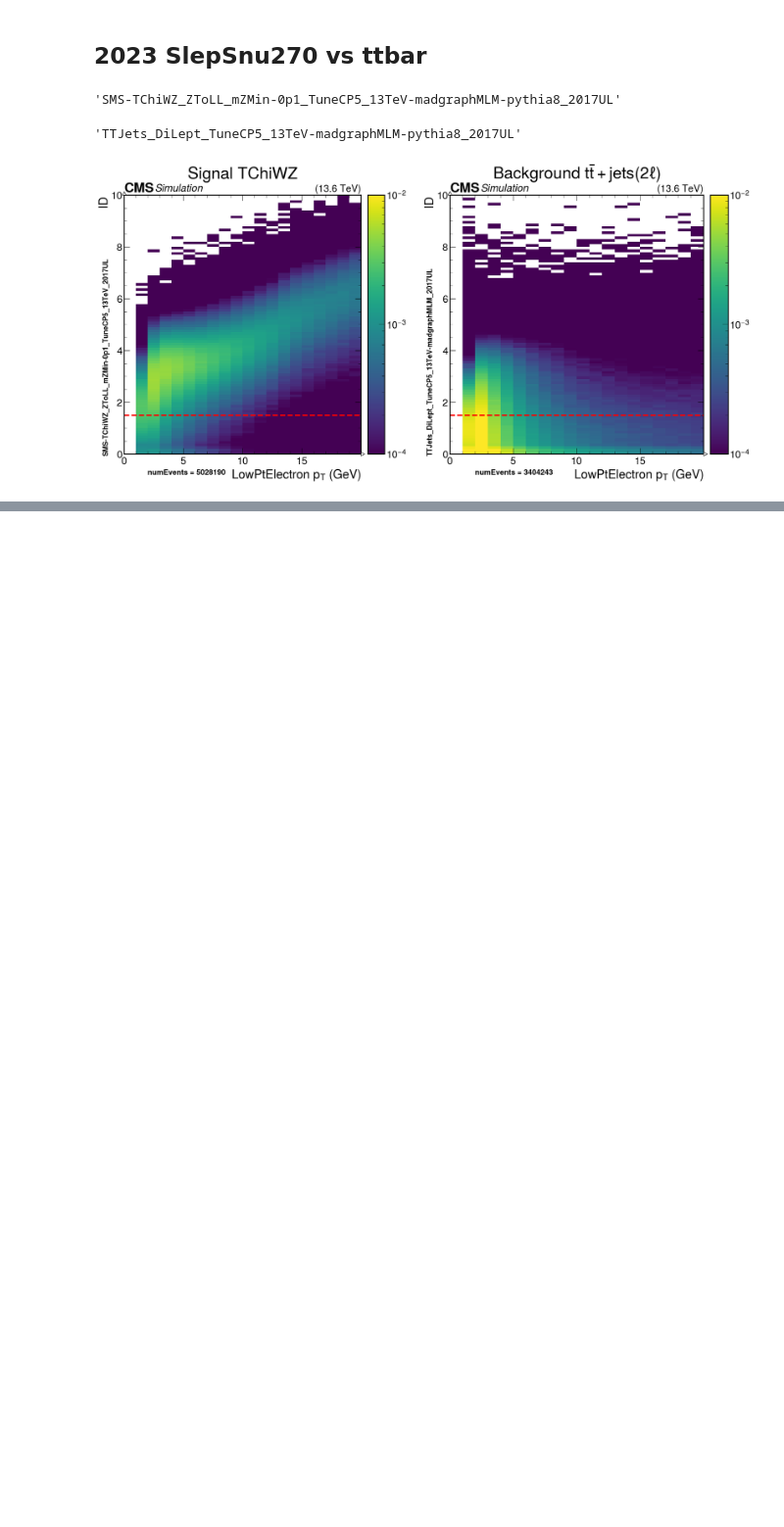
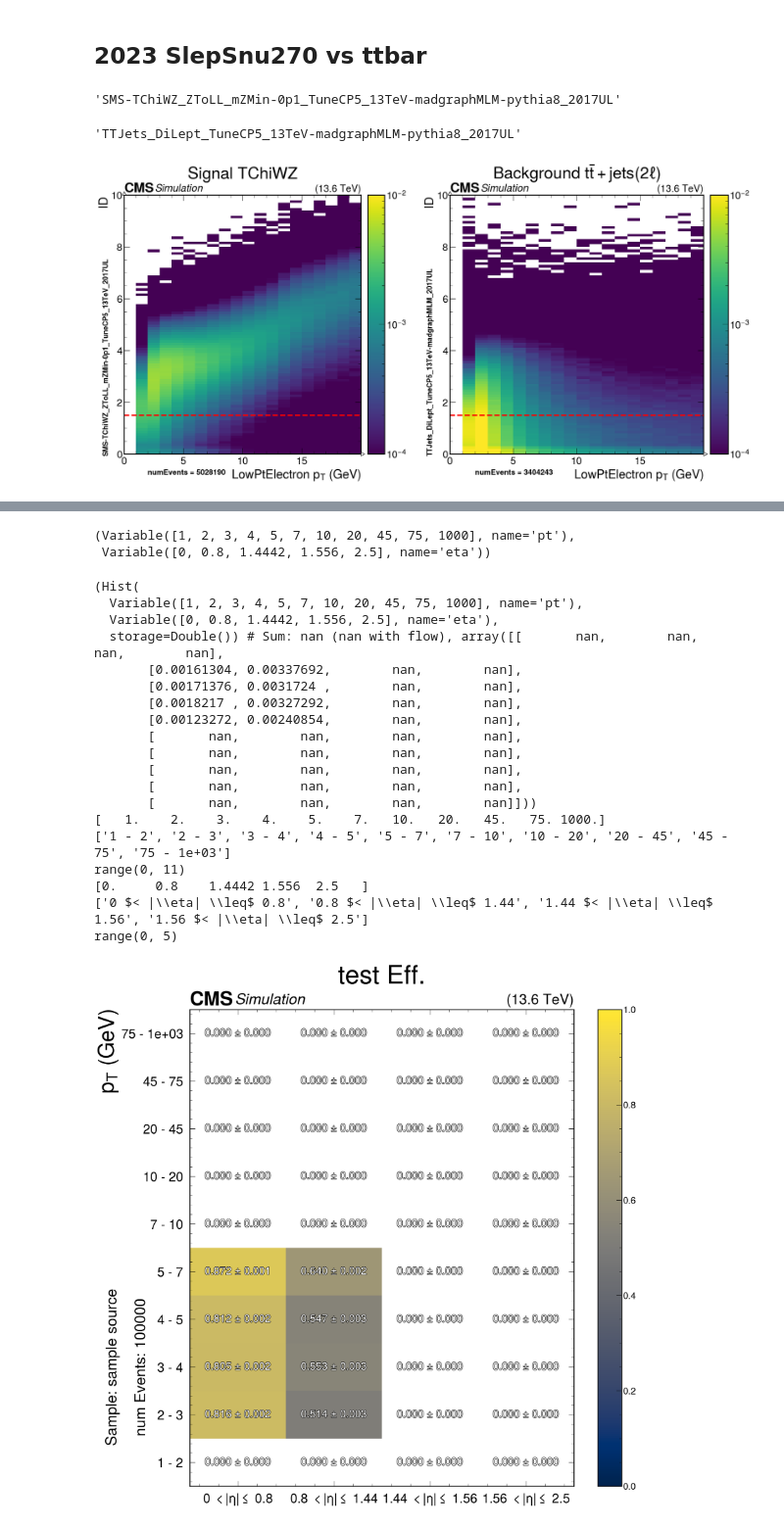
Before and after one commit to derekgrove/dwg_experimental, a Jupyter notebook: notebooks/new_AN_plots/analyze_hists_lpte_UL.ipynb, the cells around one changed output, grey strips where cells are left out. Shown at 98% size. Cells and saved outputs as stored; diff of their text form; code cells hidden in the pictures; blank space fills up the shorter version.

```diff
--- a/notebooks/new_AN_plots/analyze_hists_lpte_UL.ipynb
+++ b/notebooks/new_AN_plots/analyze_hists_lpte_UL.ipynb
@@ -131,7 +131,17 @@ def two_d_eff_err(h_num, h_denom): # h_num and h_denom must have same binning in
 
     return eff_h, err_h
 # %%
-def plot_eta_pt_eff_v2(hist_num, hist_denom, title, source, sample_name="test", save_name="test", color="cividis", vmin=0, vmax=1, event_count=None):
+def plot_eta_pt_eff_old(
+    hist_num,
+    hist_denom,
+   title,
+   source,
+   sample_name="test",
+   save_name="test",
+   color="cividis",
+   vmin=0, vmax=1,
+   event_count=None
+):
 
     fig, ax = plt.subplots(figsize=(20, 20))
     mplhep.style.use(mplhep.style.CMS)
@@ -280,0 +375,7 @@ fig.savefig('ID_vs_pt_signal_vs_background_17UL.pdf')
+# %%
+signal_gold = results[list(results.keys())[0]]['lpte_dict']['pt_eta_hist'][:,:, 10j, 3j]
+signal_baseline = results[list(results.keys())[0]]['lpte_dict']['pt_eta_hist'].integrate("qual_tag", [1j,2j,3j])[:,:,10j]
+signal_baseline.axes
+# %% [output]
+(Variable([1, 2, 3, 4, 5, 7, 10, 20, 45, 75, 1000], name='pt'),
+ Variable([0, 0.8, 1.4442, 1.556, 2.5], name='eta'))
@@ -280,0 +468,33 @@ fig.savefig('ID_vs_pt_signal_vs_background_17UL.pdf')
+# %%
+plot_eta_pt_eff_v2(
+    signal_gold,
+    signal_baseline,
+    title="test",
+    source="source",
+    sample_name="sample",
+    save_name="save_test",
+    color="cividis",
+    vmin=0, vmax=1,
+    event_count=100000
+)
+# %% [output]
+(Hist(
+  Variable([1, 2, 3, 4, 5, 7, 10, 20, 45, 75, 1000], name='pt'),
+  Variable([0, 0.8, 1.4442, 1.556, 2.5], name='eta'),
+  storage=Double()) # Sum: nan (nan with flow), array([[       nan,        nan,        nan,        nan],
+       [0.00161304, 0.00337692,        nan,        nan],
+       [0.00171376, 0.0031724 ,        nan,        nan],
+       [0.0018217 , 0.00327292,        nan,        nan],
+       [0.00123272, 0.00240854,        nan,        nan],
+       [       nan,        nan,        nan,        nan],
+       [       nan,        nan,        nan,        nan],
+       [       nan,        nan,        nan,        nan],
+       [       nan,        nan,        nan,        nan],
+       [       nan,        nan,        nan,        nan]]))
+[   1.    2.    3.    4.    5.    7.   10.   20.   45.   75. 1000.]
+['1 - 2', '2 - 3', '3 - 4', '4 - 5', '5 - 7', '7 - 10', '10 - 20', '20 - 45', '45 - 75', '75 - 1e+03']
+range(0, 11)
+[0.     0.8    1.4442 1.556  2.5   ]
+['0 $< |\\eta| \\leq$ 0.8', '0.8 $< |\\eta| \\leq$ 1.44', '1.44 $< |\\eta| \\leq$ 1.56', '1.56 $< |\\eta| \\leq$ 2.5']
+range(0, 5)
+[figure, added]
```
Also changed, not shown: parts of 20 cells of this notebook, 38 other files.
